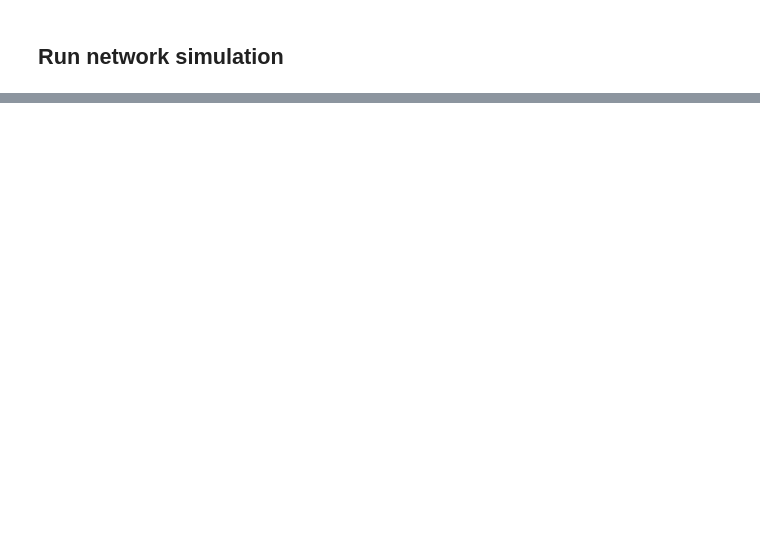
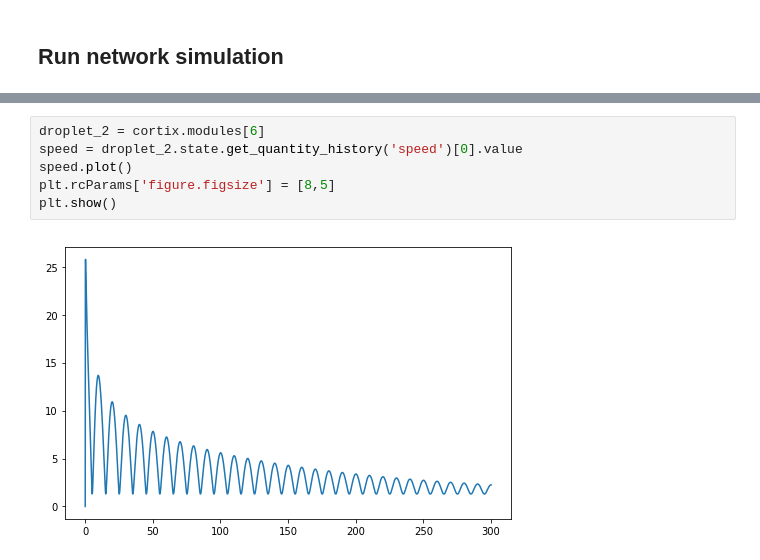
Before and after one commit to dpploy/cortix-nb, a Jupyter notebook: run_droplet.ipynb, the cells around one changed output, grey strips where cells are left out. Cells and saved outputs as stored; diff of their text form; blank space fills up the shorter version.

```diff
--- a/run_droplet.ipynb
+++ b/run_droplet.ipynb
@@ -126,0 +147,8 @@ liq_phase = droplet_1.liquid_phase # data is lost
+# %%
+droplet_2 = cortix.modules[6]
+speed = droplet_2.state.get_quantity_history('speed')[0].value
+speed.plot()
+plt.rcParams['figure.figsize'] = [8,5]
+plt.show()
+# %% [output]
+[figure, added]
```
Also changed, not shown: parts of 10 cells of this notebook.
